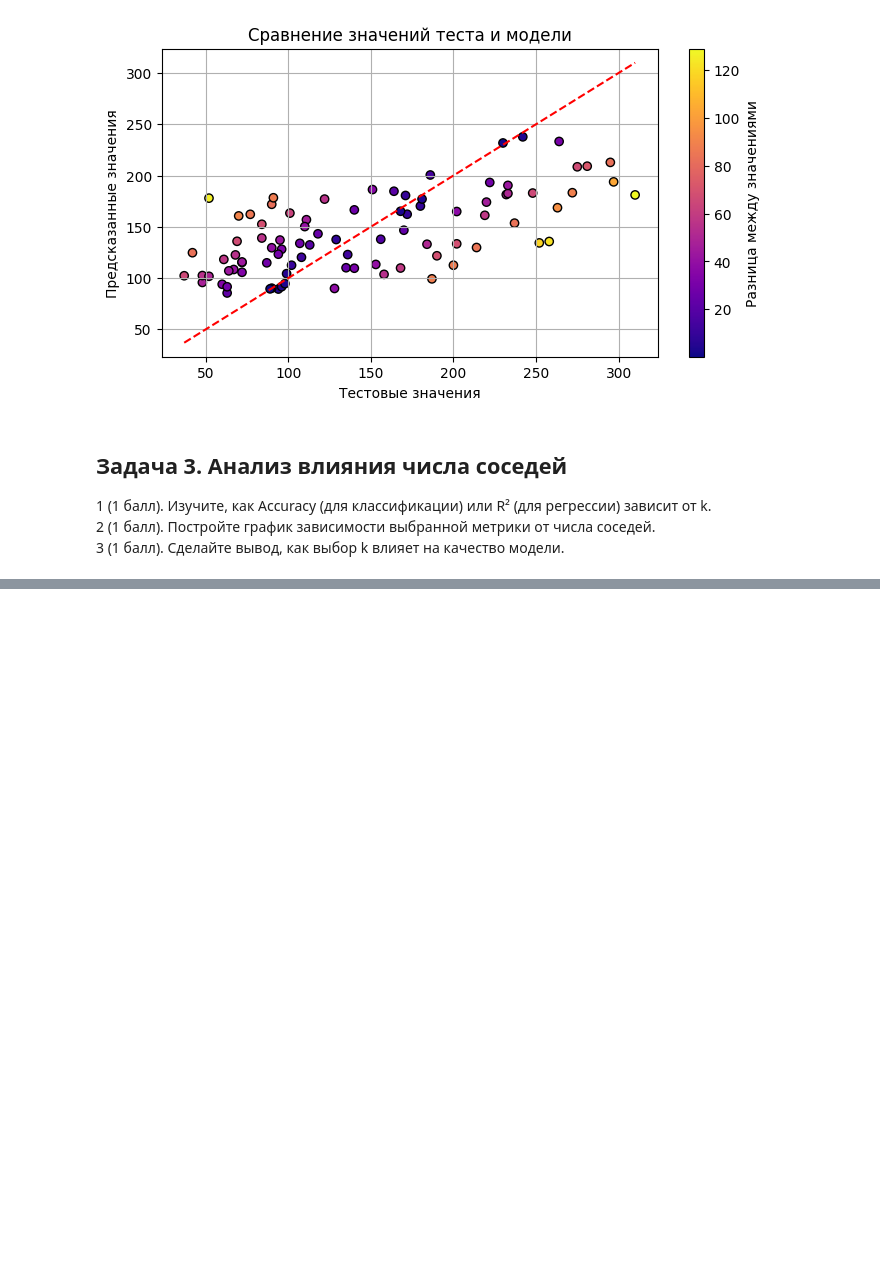
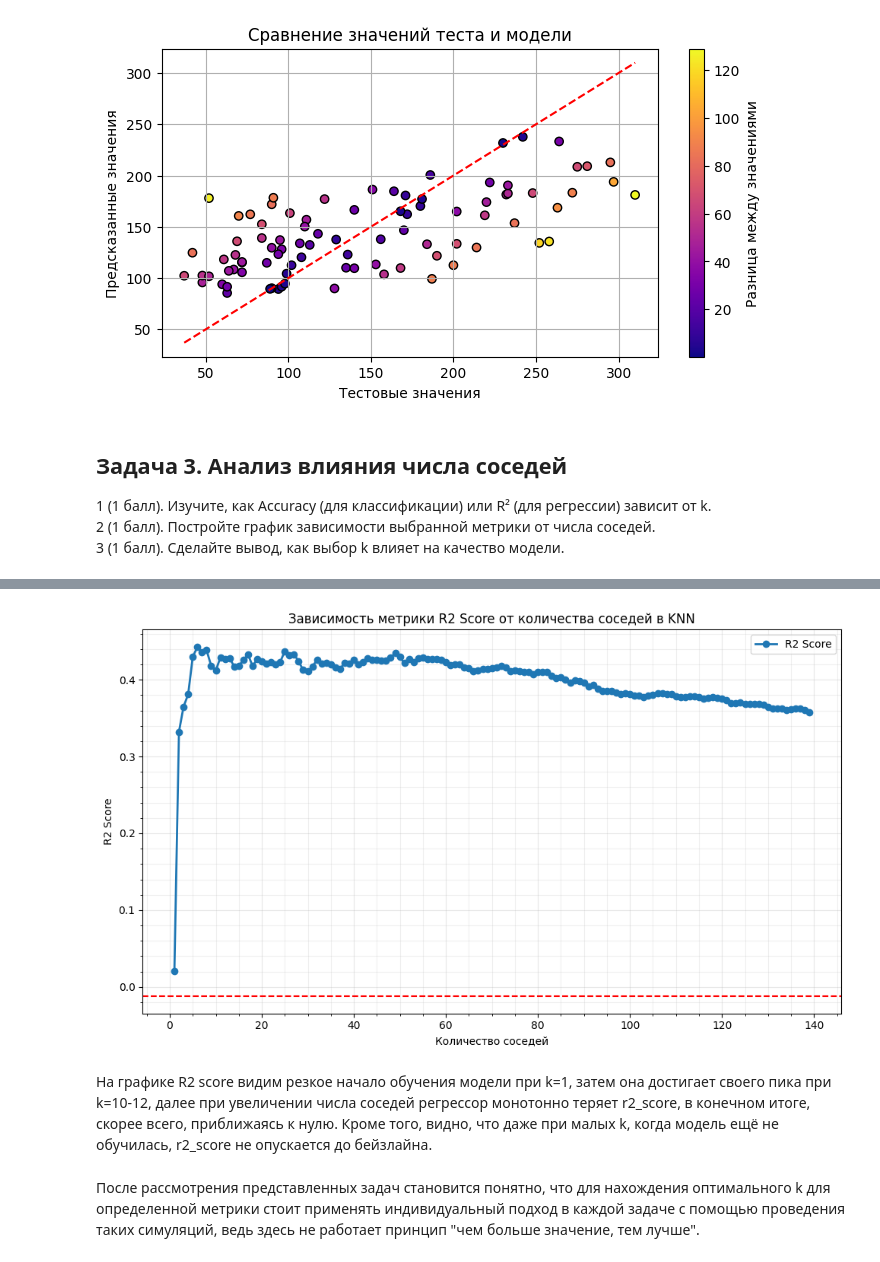
Before and after one commit to Yukkitsune/TBank-Analytics, a Jupyter notebook: Machine learning/knn_homework.ipynb, the cells around one changed output, grey strips where cells are left out. Drawn from its saved outputs; the diff is of its cells as text; code cells hidden in the pictures; blank space fills up the shorter version.

```diff
--- a/Machine learning/knn_homework.ipynb
+++ b/Machine learning/knn_homework.ipynb
@@ -337,0 +394,8 @@ plt.plot()
+# %%
+visualize_metric(r2_samples, 'R2 Score', baseline_r2)
+# %% [output]
+[figure, added]
+# %% [markdown]
+На графике R2 score видим резкое начало обучения модели при k=1, затем она достигает своего пика при k=10-12, далее при увеличении числа соседей регрессор монотонно теряет r2_score, в конечном итоге, скорее всего, приближаясь к нулю. Кроме того, видно, что даже при малых k, когда модель ещё не обучилась, r2_score не опускается до бейзлайна.
+# %% [markdown]
+После рассмотрения представленных задач становится понятно, что для нахождения оптимального k для определенной метрики стоит применять индивидуальный подход в каждой задаче с помощью проведения таких симуляций, ведь здесь не работает принцип "чем больше значение, тем лучше".
```
Also changed, not shown: parts of 10 cells of this notebook.
